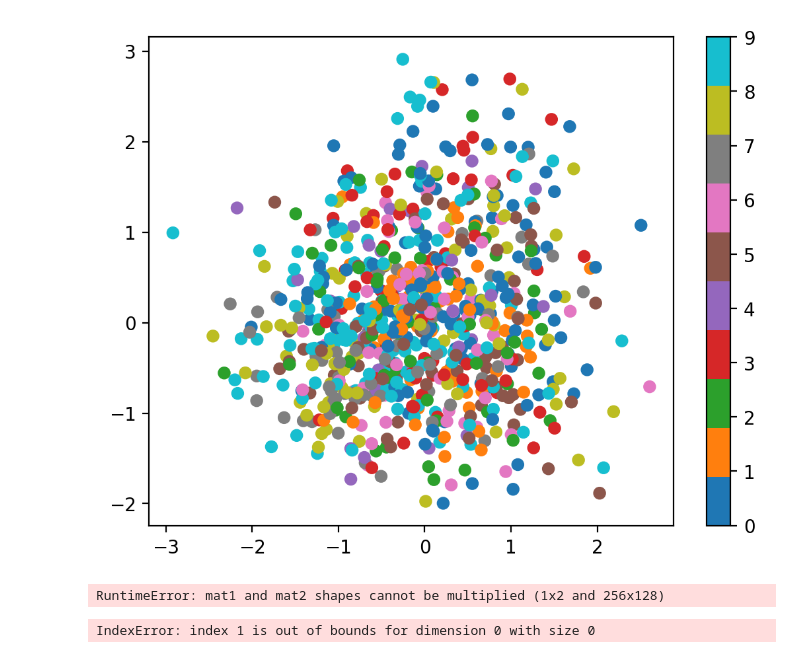
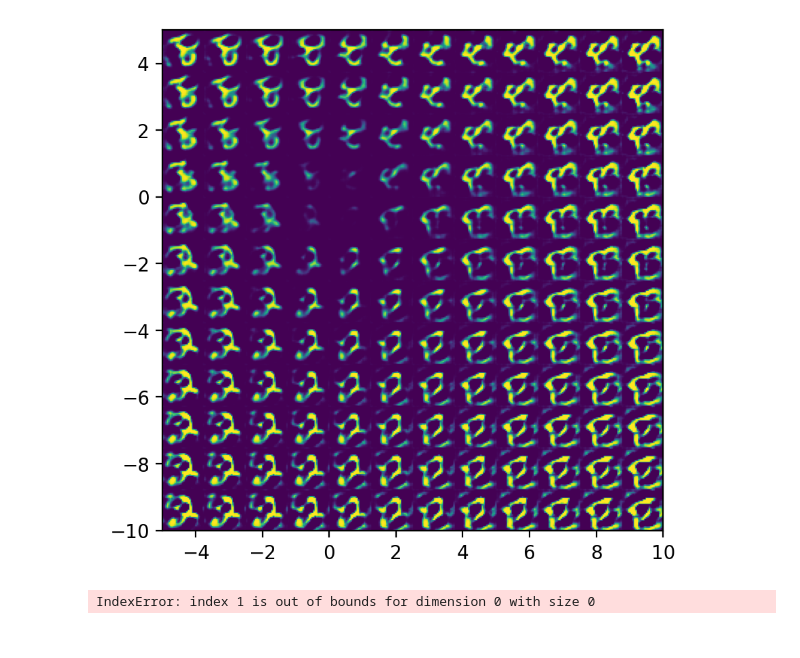
Before and after one commit to AlexanderFA/susu_synthetic_media, a Jupyter notebook: lab2/vae-cnn.ipynb, the cells around one changed output. Cells and saved outputs as stored; diff of their text form; code cells hidden in the pictures.

```diff
--- a/lab2/vae-cnn.ipynb
+++ b/lab2/vae-cnn.ipynb
@@ -94,9 +62,7 @@ class Encoder(nn.Module):
 class Decoder(nn.Module):
     def __init__(self, latent_dims):
         super(Decoder, self).__init__()
-        self.latent_dims = latent_dims
-        self.linear1 = nn.Linear(latent_dims, 128)  # Соответствует размерности выхода после линейного слоя в энкодере
-        # self.linear2 = nn.Linear(128, 128 * 4)  # Соответствует размерности передачи из линейного слоя в ConvTranspose2d в энкодере
+        self.linear = nn.Linear(latent_dims, 128)  # Соответствует размерности выхода после линейного слоя в энкодере
         self.layers = nn.Sequential(
             nn.ConvTranspose2d(32, 16, kernel_size=6, stride=2, padding=1),
             nn.ReLU(),
@@ -107,9 +73,7 @@ class Decoder(nn.Module):
         )
 
     def forward(self, z):
-        x = self.linear1(z)
-        # x = self.linear2(x)
-        # x = torch.flatten(x, start_dim=1)
+        x = self.linear(z)
         x = x.view(-1, 32, 2, 2)  # Соответствует размерности после линейного слоя в энкодере
         x = self.layers(x)
         return x
@@ -143,4 +107,5 @@ def train(autoencoder_model, train_data, epochs=20):
         print(f"Loss: {running_loss/len(train_data)}")
     return autoencoder
 # %%
-autoencoder = Autoencoder(256).to(device) # GPU
+autoencoder = Autoencoder(100).to(device)
+autoencoder_1 = train(autoencoder, data, epochs=1)
@@ -147,2 +113,0 @@ autoencoder = Autoencoder(256).to(device) # GPU
-# %%
-autoencoder_1 = train(autoencoder, data, epochs=10)
@@ -217,30 +167,33 @@ tensor([[[[6.9348e-03, 7.4691e-04, 7.8957e-04,  ..., 1.2183e-03,
 import matplotlib.pyplot as plt; plt.rcParams['figure.dpi'] = 200
 import numpy as np
 # %%
-def plot_latent(autoencoder, data, num_batches=100):
+def plot_latent(model, data, num_batches=100): # only for latent_dims = 2
     for i, (x, y) in enumerate(data):
-        z = autoencoder.encoder(x.to(device))
-        z = z.to('cpu').detach().numpy()
+        z = model.encoder(x.to(device))
+        z = z.to(device).detach().numpy()
         plt.scatter(z[:, 0], z[:, 1], c=y, cmap='tab10')
         if i > num_batches:
             plt.colorbar()
             break
 
-def plot_reconstructed(autoencoder, r0=(-5, 10), r1=(-10, 5), n=12):
+def plot_reconstructed(model, r0=(-5, 10), r1=(-10, 5), n=12):
     w = 28
     img = np.zeros((n*w, n*w))
-    for i, y in enumerate(np.linspace(*r1, n)):
+    for i, y in enumerate(np.linspace(*r1, n)): # i = [0, .., 11], y = [-10, -8.7, .., 5]
         for j, x in enumerate(np.linspace(*r0, n)):
-            z = torch.Tensor([[x, y]]).to(device)
-            x_hat = autoencoder.decoder(z)
-            x_hat = x_hat.reshape(28, 28).to('cpu').detach().numpy()
+            vector = np.repeat([x, y], 50)
+            # vector = [x, y]
+            #z = torch.Tensor([np.array(vector)]).to(device)
+            z = torch.Tensor(np.array(vector)).to(device)
+            # print(z.shape)
+            x_hat = model.decoder(z)
+            # print(x_hat.shape)
+            # break
+            x_hat = x_hat.reshape(28, 28).to(device).detach().numpy()
             img[(n-1-i)*w:(n-1-i+1)*w, j*w:(j+1)*w] = x_hat
     plt.imshow(img, extent=[*r0, *r1])
+
+# plot_latent(autoencoder_1, data) # only for latent_dims = 2
+plot_reconstructed(autoencoder_1)
+# %% [output]
+[figure, added]
-# %%
-plot_latent(autoencoder_1, data)
-# %% [output]
-[figure, removed]
-# %%
-plot_reconstructed(autoencoder)
-# %% [output]
-RuntimeError: mat1 and mat2 shapes cannot be multiplied (1x2 and 256x128)
```
Also changed, not shown: parts of 15 cells of this notebook.
